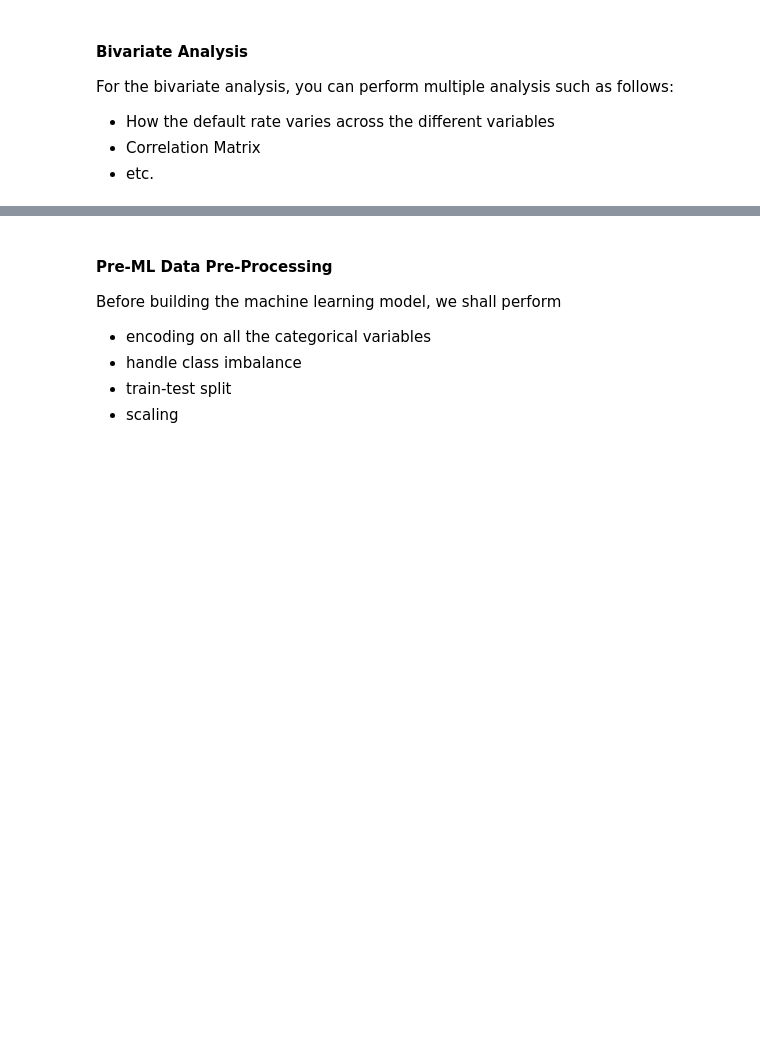
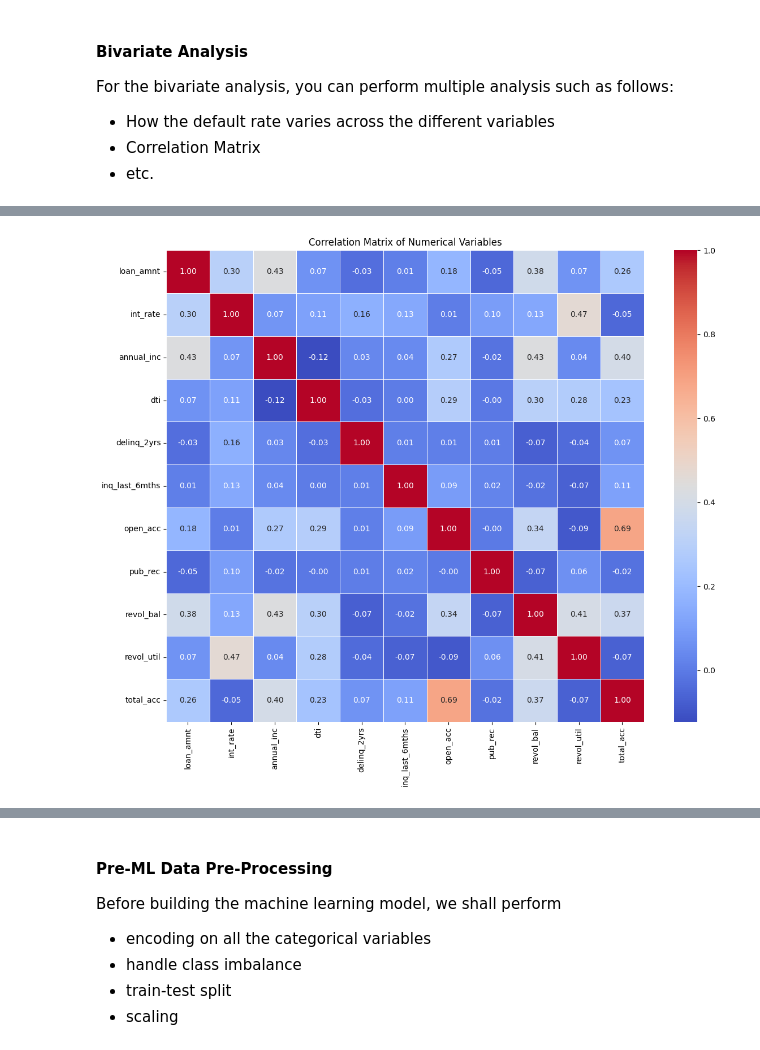
Before and after one commit to rajesh991986/Ik, a Jupyter notebook: Starter_Code_Loan_Approval_Lending_Club.ipynb, the cells around one changed output, grey strips where cells are left out. Saved outputs shown, nothing was run; the diff lists cells and outputs as text; code cells hidden in the pictures; blank space fills up the shorter version.

```diff
--- a/Starter_Code_Loan_Approval_Lending_Club.ipynb
+++ b/Starter_Code_Loan_Approval_Lending_Club.ipynb
@@ -665,0 +799,17 @@ For the bivariate analysis, you can perform multiple analysis such as follows:
+# %%
+# Select numerical columns for correlation analysis
+numerical_cols = ['loan_amnt', 'int_rate', 'annual_inc', 'dti', 'delinq_2yrs',
+                  'inq_last_6mths', 'open_acc', 'pub_rec', 'revol_bal',
+                  'revol_util', 'total_acc']
+
+# Create a correlation matrix
+corr_matrix = loans_df[numerical_cols].corr()
+
+# Plot the correlation matrix
+plt.figure(figsize=(12, 10))
+sns.heatmap(corr_matrix, annot=True, cmap='coolwarm', fmt='.2f', linewidths=0.5)
+plt.title('Correlation Matrix of Numerical Variables')
+plt.tight_layout()
+plt.show()
+# %% [output]
+[figure, added]
```
Also changed, not shown: parts of 13 cells of this notebook.
